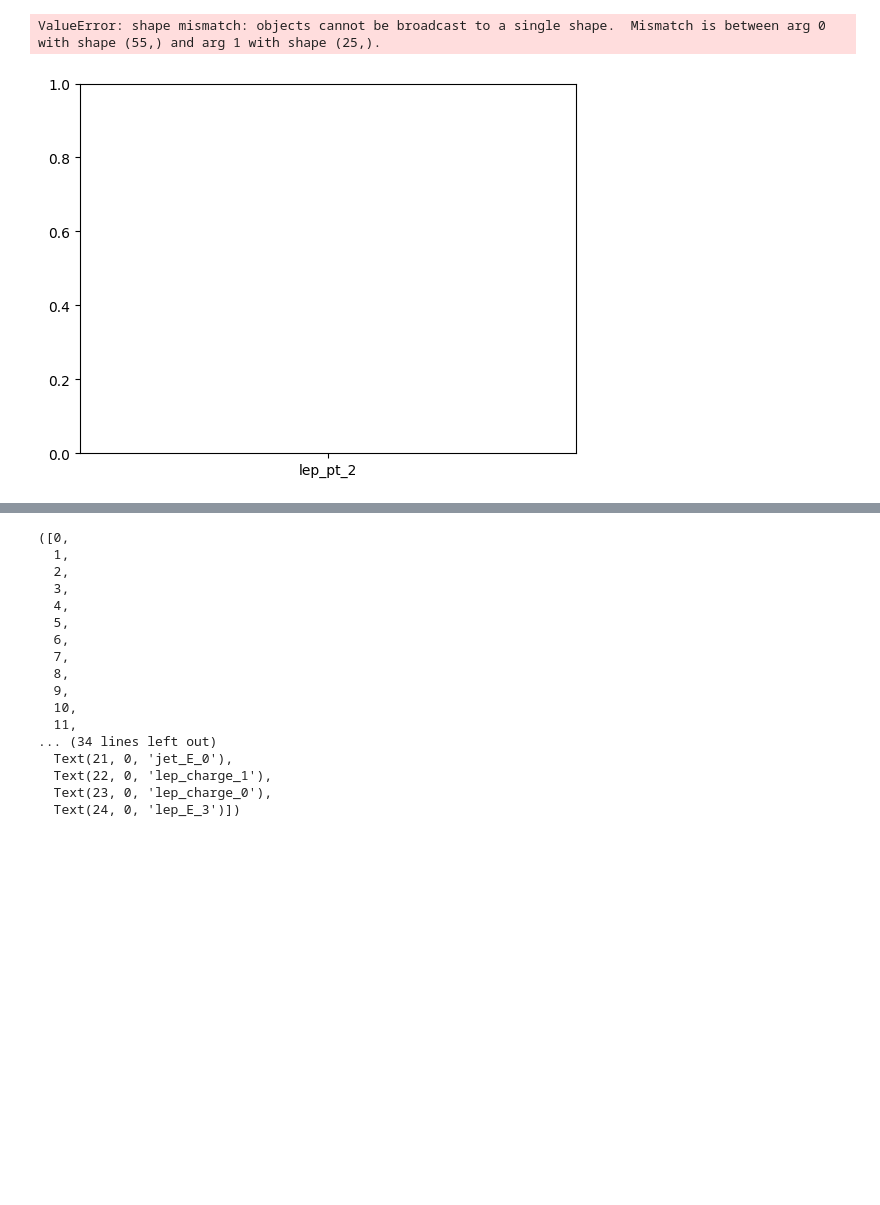
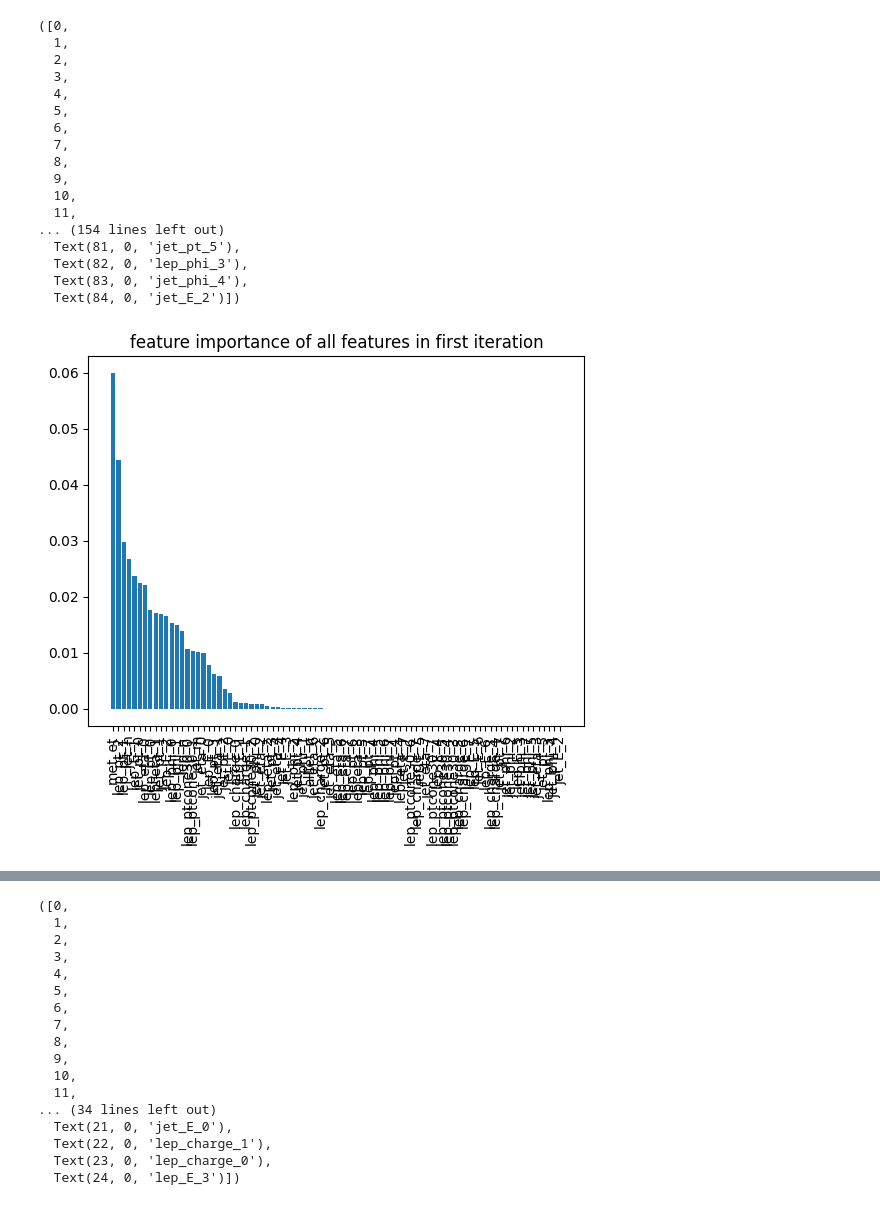
Before and after one commit to NiklasD/ML_Seminar, a Jupyter notebook: notebooks/26-6_feature_selection.ipynb, the cells around one changed output, grey strips where cells are left out. Saved outputs shown, nothing was run; the diff lists cells and outputs as text; code cells hidden in the pictures; blank space fills up the shorter version.

Commit message:
some proper plots

```diff
--- a/notebooks/26-6_feature_selection.ipynb
+++ b/notebooks/26-6_feature_selection.ipynb
@@ -64,15 +83,23 @@ plt.xticks(rotation = 90)
-# %%
-xgb_model = xgb.XGBClassifier()
-xgb_model.fit(X_train[sorted_features[:-30]],y_train)
-y_pred = xgb_model.predict(X_test[sorted_features[:-30]])
-acc = accuracy_score( y_test,y_pred)
-perm_importance = permutation_importance(xgb_model, X_test[sorted_features[:-30]], y_test).importances_mean
-sort = np.argsort(perm_importance)
-sorted_features = np.take_along_axis(np.array(sorted_features[:-30]), sort, axis=0)[::-1]
-height = perm_importance[sort][::-1]
-sorted_features
-plt.bar(sorted_features[:-30],height[:-30])
-plt.xticks(rotation = 90)
-# %% [output]
-ValueError: shape mismatch: objects cannot be broadcast to a single shape.  Mismatch is between arg 0 with shape (55,) and arg 1 with shape (25,).
-[figure, removed]
+# %%
+plt.title('feature importance of all features in first iteration')
+plt.bar(sorted_features,height)
+plt.xticks(rotation = 90)
+# %% [output]
+([0,
+  1,
+  2,
+  3,
+  4,
+  5,
+  6,
+  7,
+  8,
+  9,
+  10,
+  11,
+... (154 lines left out)
+  Text(81, 0, 'jet_pt_5'),
+  Text(82, 0, 'lep_phi_3'),
+  Text(83, 0, 'jet_phi_4'),
+  Text(84, 0, 'jet_E_2')])
+[figure, added]
```
Also changed, not shown: parts of 11 cells of this notebook, 2 other files.
